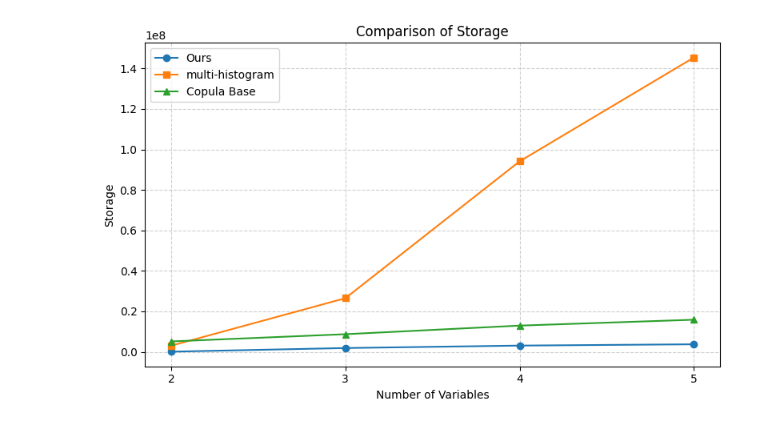
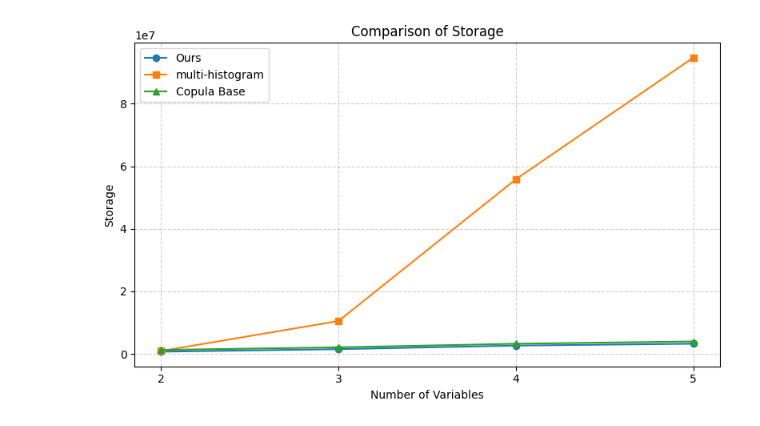
Before and after one commit to hsiaoanlung/CopulaFinal, a Jupyter notebook: RedSeaPlot.ipynb, the cells around one changed output. Saved outputs shown, nothing was run; the diff lists cells and outputs as text; code cells hidden in the pictures.

```diff
--- a/RedSeaPlot.ipynb
+++ b/RedSeaPlot.ipynb
@@ -1,35 +1,35 @@
 # %%
 import matplotlib.pyplot as plt
 import numpy as np
 
 # 資料
 x = np.array([2, 3, 4, 5])  # X軸
-ours_y = [88756, 1886380, 3094236, 3741564]
-multiHist_y = [3037272, 26509744, 94130475, 145398384]
-copulaBase_y = [5156250, 8718750, 12968750, 15875000]
+ours_y = [713580, 1517508, 2660952, 3257784]
+multiHist_y = [930579, 10521452, 55861220, 94751808]
+copulaBase_y = [1267200, 2109600, 3247200, 3988800]
 
 # 畫線圖
 plt.figure(figsize=(8, 5))
 plt.plot(x, ours_y, marker='o', label='Ours')
 plt.plot(x, multiHist_y, marker='s', label='multi-histogram')
 plt.plot(x, copulaBase_y, marker='^', label='Copula Base')
 
 # 設定標籤
 plt.xlabel('Number of Variables')
 plt.ylabel('Storage')
 plt.title('Comparison of Storage')
 
 # x軸顯示固定的刻度
 plt.xticks(x)
 #plt.yscale('log')
 # 加上圖例與網格
 plt.legend()
 plt.grid(True, linestyle='--', alpha=0.6)
 
 plt.tight_layout()
 plt.show()
 # %% [output]
-[figure, old version]
+[figure, new version]
 # %%
 import matplotlib.pyplot as plt
 import numpy as np
```
Also changed, not shown: parts of 6 cells of this notebook, 47 other files.
